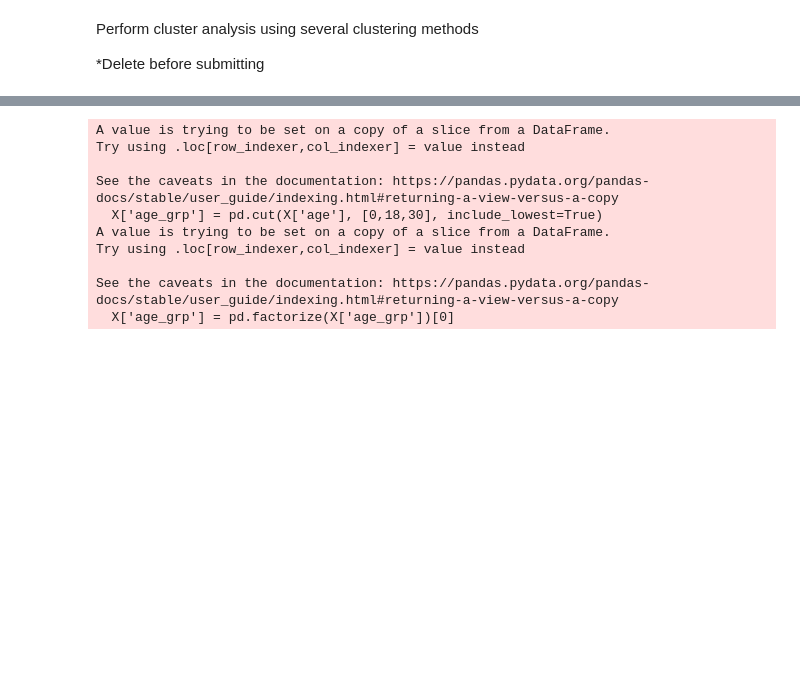
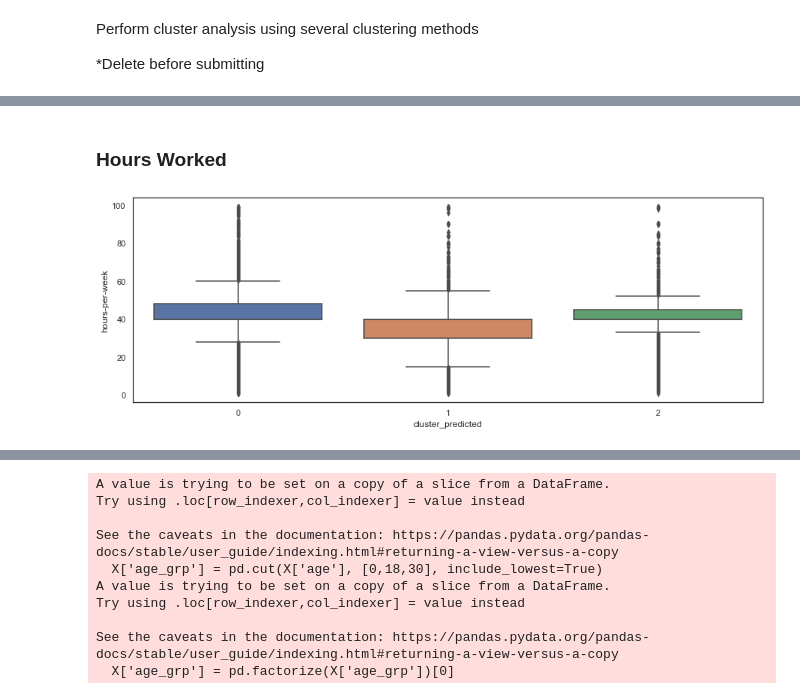
Before and after one commit to j-dominguez9/ML1_Proj1, a Jupyter notebook: Lab3/lab3 initial.ipynb, the cells around one changed output, grey strips where cells are left out. Cells and saved outputs as stored; diff of their text form; code cells hidden in the pictures; blank space fills up the shorter version.

```diff
--- a/Lab3/lab3 initial.ipynb
+++ b/Lab3/lab3 initial.ipynb
@@ -463,0 +673,8 @@ Perform cluster analysis using several clustering methods
+# %% [markdown]
+### Hours Worked
+# %%
+plt.subplots(figsize = (15,5))
+sns.boxplot(x=combinedDf['cluster_predicted'],y = combinedDf['hours-per-week'])
+plt.show()
+# %% [output]
+[figure, added]
```
Also changed, not shown: parts of 29 cells of this notebook.
